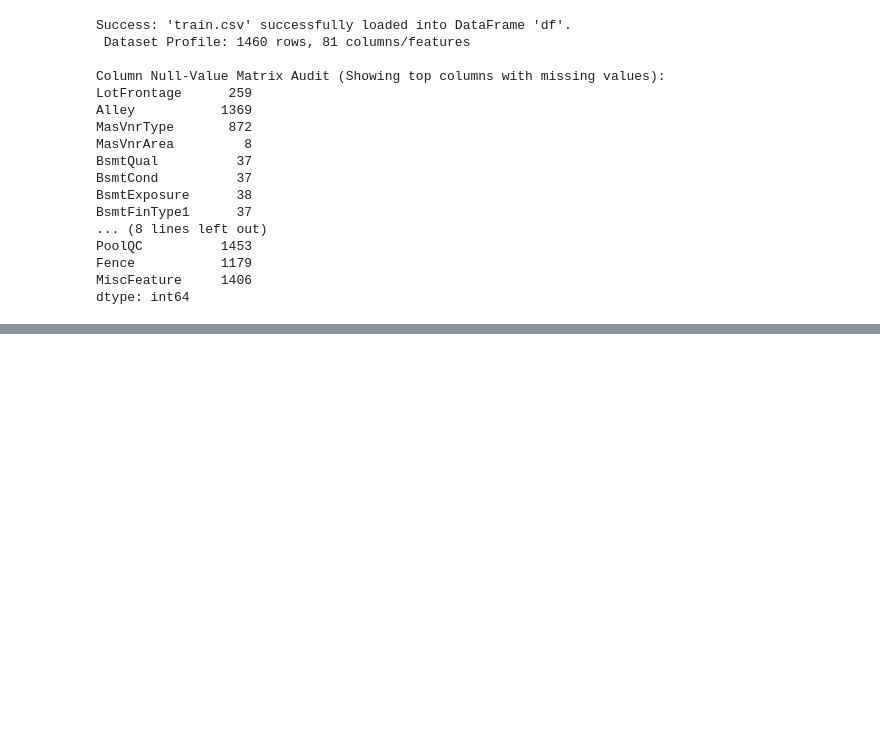
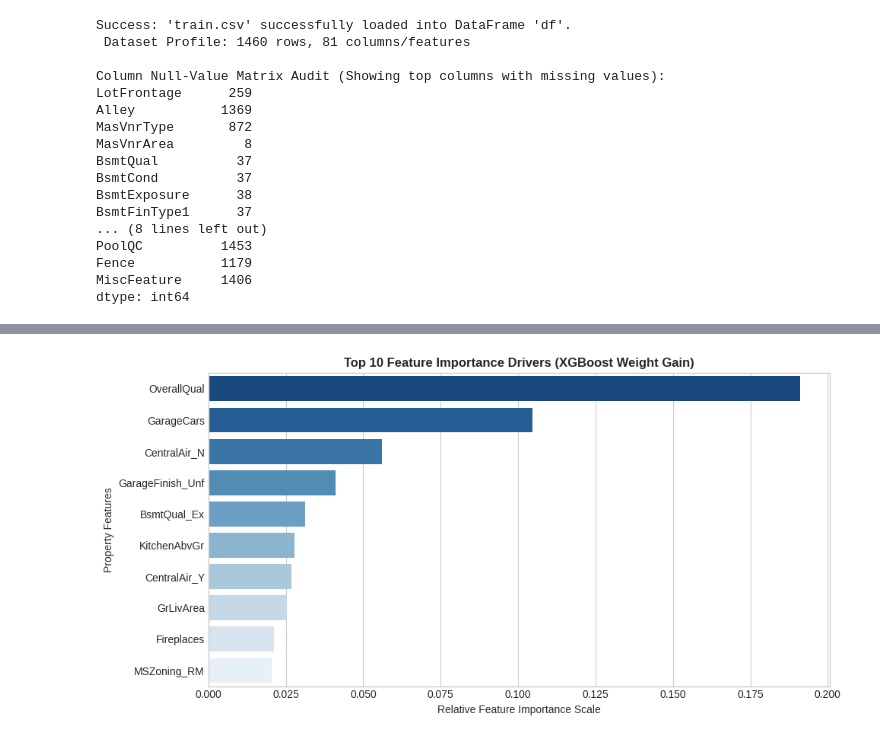
Before and after one commit to kazungumesther/Feature-Engineering, a Jupyter notebook: Feature.ipynb, the cells around one changed output, grey strips where cells are left out. Saved outputs shown, nothing was run; the diff lists cells and outputs as text; code cells hidden in the pictures; blank space fills up the shorter version.

```diff
--- a/Feature.ipynb
+++ b/Feature.ipynb
@@ -110,5 +128,19 @@ Create a matrix X containing all columns except the target SalePrice and the row
 Apply the mathematical log transformation (np.log1p) to the target variable y.
 Perform a stratified data split sequence to set aside 20% of the houses as an untouched testing validation matrix. This ensures I can test the model's accuracy on unseen data before deploying it.
 # %%
-Y
+# Separate features from target variable
+# We also drop 'Id' as it is a unique identifier, not a helpful house feature
+X = df.drop(columns=['SalePrice', 'Id'], errors='ignore')
+y = df['SalePrice']
+
+# Apply logarithmic target scaling to normalize variance curves
+y_log = np.log1p(y)
+
+# Perform train-test data separation
+X_train, X_test, y_train, y_test = train_test_split(
+    X, y_log, test_size=0.2, random_state=42
+)
+
+print(f"📊 Training Matrix Footprint (Features): {X_train.shape}")
+print(f"📊 Testing Validation Matrix Footprint (Features): {X_test.shape}")
 # %% [output]
@@ -192,0 +321,23 @@ Label Encoding Accuracy:
+# %%
+# Unpack one-hot feature column headers safely from our preprocessing step
+cat_encoder = pipeline.named_steps['preprocessor'].named_transformers_['cat'].named_steps['onehot']
+encoded_cat_features = cat_encoder.get_feature_names_out(categorical_cols).tolist()
+all_features = numerical_cols + encoded_cat_features
+
+# Extract importances directly from the trained XGBoost model instance
+importances = pipeline.named_steps['regressor'].feature_importances_
+
+# Sort and capture the top 10 primary home value drivers
+importance_df = pd.DataFrame({'Feature': all_features, 'Importance': importances})
+importance_df = importance_df.sort_values(by='Importance', ascending=False).head(10)
+
+# Build a horizontal bar chart displaying feature importances
+plt.figure(figsize=(10, 5))
+sns.barplot(x='Importance', y='Feature', data=importance_df, palette='Blues_r')
+plt.title('Top 10 Feature Importance Drivers (XGBoost Weight Gain)', fontsize=12, fontweight='bold')
+plt.xlabel('Relative Feature Importance Scale')
+plt.ylabel('Property Features')
+plt.tight_layout()
+plt.show()
+# %% [output]
+[figure, added]
```
Also changed, not shown: parts of 22 cells of this notebook.
